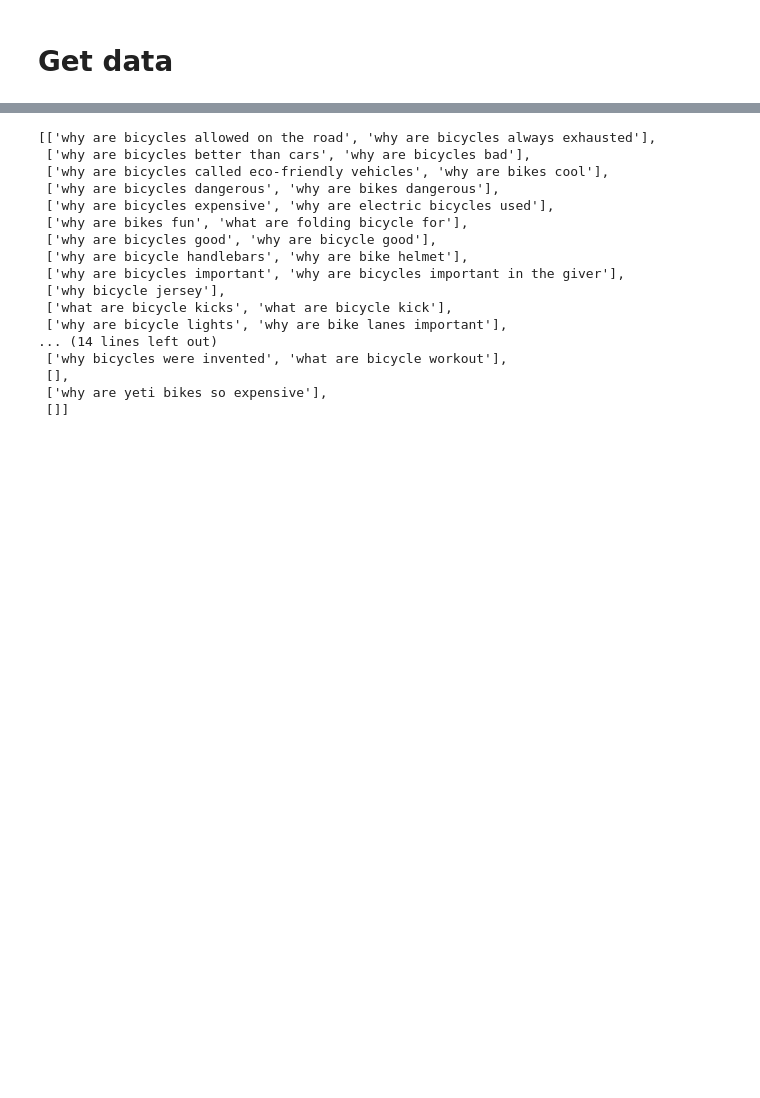
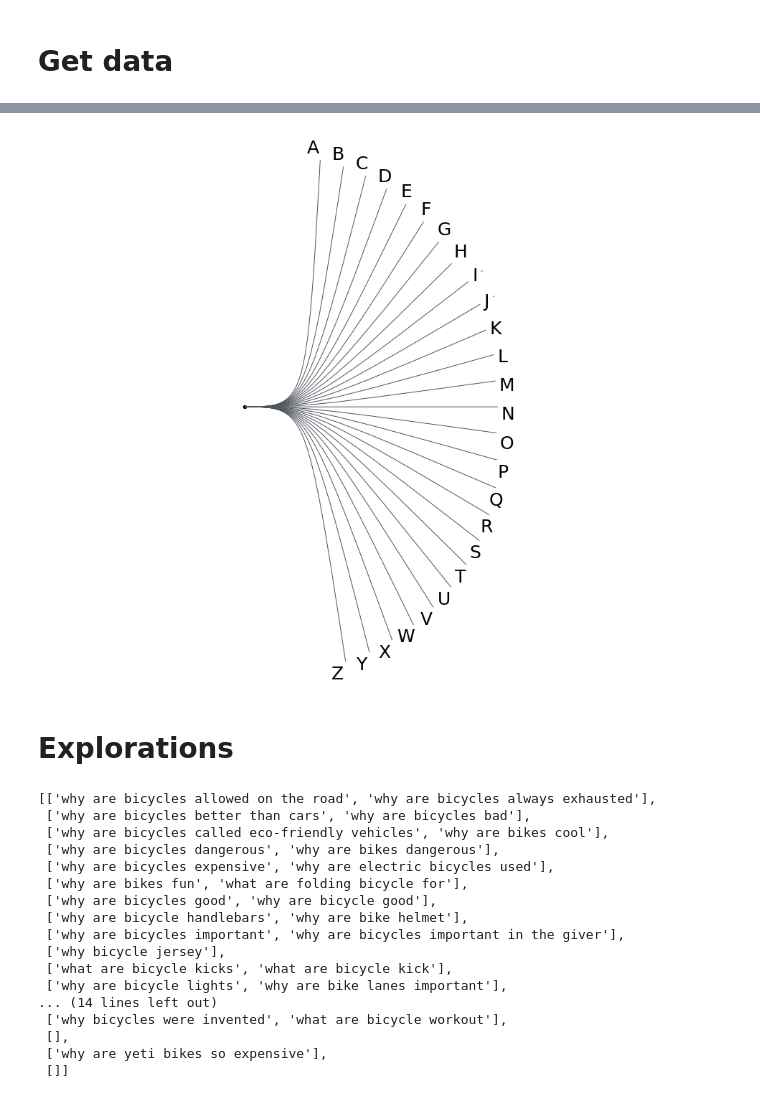
Before and after one commit to Lisa-Ho/small-data-projects, a Jupyter notebook: 2023/2305-google-search-autocomplete/google-search-autocomplete.ipynb, the cells around one changed output, grey strips where cells are left out. Drawn from its saved outputs; the diff is of its cells as text; code cells hidden in the pictures; blank space fills up the shorter version.

```diff
--- a/2023/2305-google-search-autocomplete/google-search-autocomplete.ipynb
+++ b/2023/2305-google-search-autocomplete/google-search-autocomplete.ipynb
@@ -21,3 +233,67 @@ import pandas as pd
+# %%
+df["y_offset"] = [(y - ra) / 30 for y in df["y_pos"]]
+df["x_offset"] = [(x - ra) / 25 for x in df["x_pos"]]
+
+df["va"] = ["top" if i<8 else "center" if i<16 else "bottom" for i in range(len(df))]
+# %%
+# calculate position for letters
+n_dots = 59   # set number of dots
+angs = np.linspace(0, 2*np.pi, n_dots)  # angles to the dots
+
+ra = 30.0          # radius of circle
+cx, cy = (ra, ra)  # center of circle
+xs, ys = [], []    # for coordinates of points to plot
+
+
+half_circle = list(angs[:14][::-1]) + list(angs[46:-1][::-1])
+for ang in half_circle:
+    x = cx + ra*np.cos(ang)
+    y = cy + ra*np.sin(ang)
+    xs.append(x)
+    ys.append(y)
+
+df["x_pos"] = xs
+df["y_pos"] = ys
+
+
+#===== PLOT to test
+fig,ax = plt.subplots(figsize=(12, 14))
+
+# plot points
+#ax.scatter(xs, ys, c = 'red', s=5)
+ax.scatter(cx-5,cy, c="black", s=20)
+
+
+indent=8
+for i in range(len(df)):
+    x_pos = df["x_pos"].iloc[i]
+    y_pos = df["y_pos"].iloc[i]
+
+    #lines from center point outwards
+    verts = [(cx-5, cy), (cx-5 +indent, cy), (cx-5 +indent, cy), (x_pos, y_pos)]
+    codes = [Path.MOVETO] + [Path.CURVE4] * 3
+    path = Path(verts, codes)
+    patch = patches.PathPatch(path, facecolor='none', lw=1, edgecolor='#4F535C')
+    ax.add_patch(patch)
+
+    #plot data
+    ax.text(x_pos + df["x_offset"].iloc[i], y_pos + df["y_offset"].iloc[i],df["letter"].iloc[i] , va="center",ha="center",
+           fontsize=25,
+           bbox=dict(facecolor='white', edgecolor='none', boxstyle='round,pad=0.2'))
+
+
+
+# configure axes
+
+ax.set_ylim(-1, ra+ra+1)
+ax.set_xlim(-1, ra+ra+1)
+ax.axis("off")
+
+plt.show()
+# %% [output]
+[figure, added]
+# %% [markdown]
+# Explorations
 # %%
 #Input
 root_kw = "why are bicycles "
```
Also changed, not shown: parts of 25 cells of this notebook.
